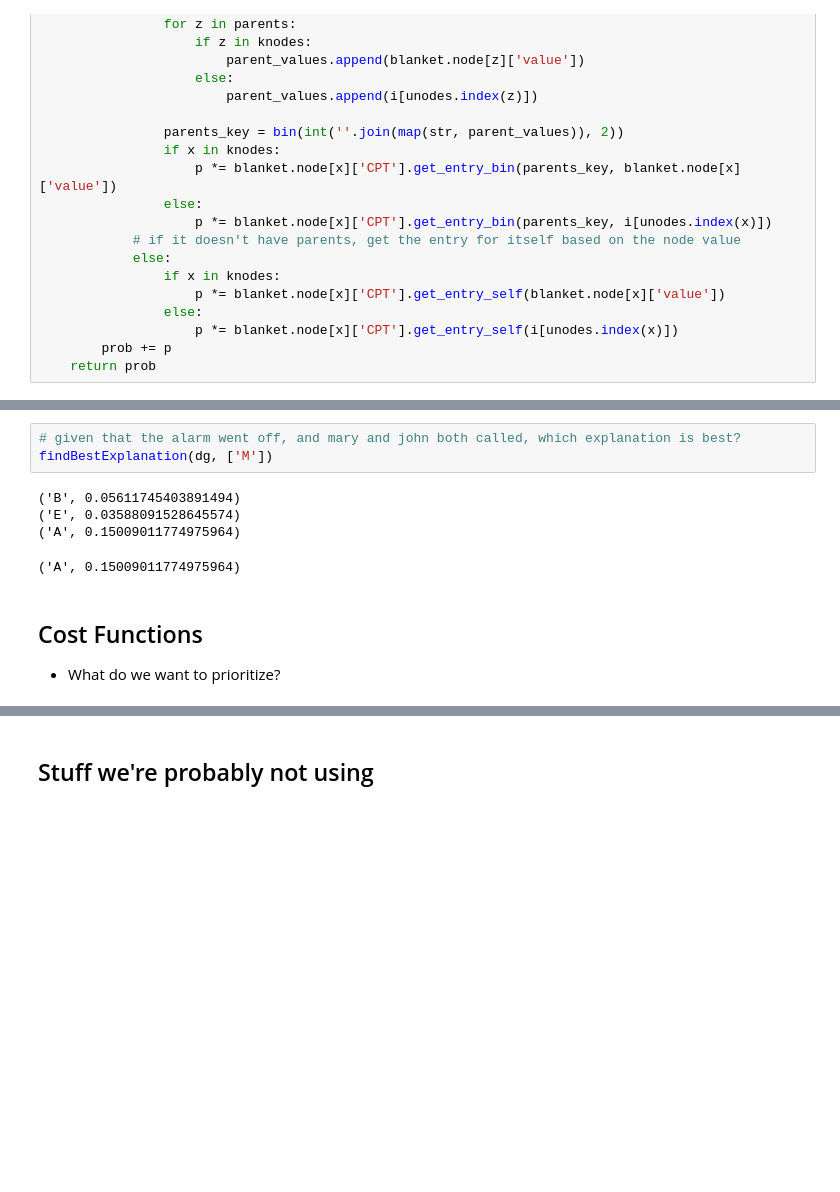
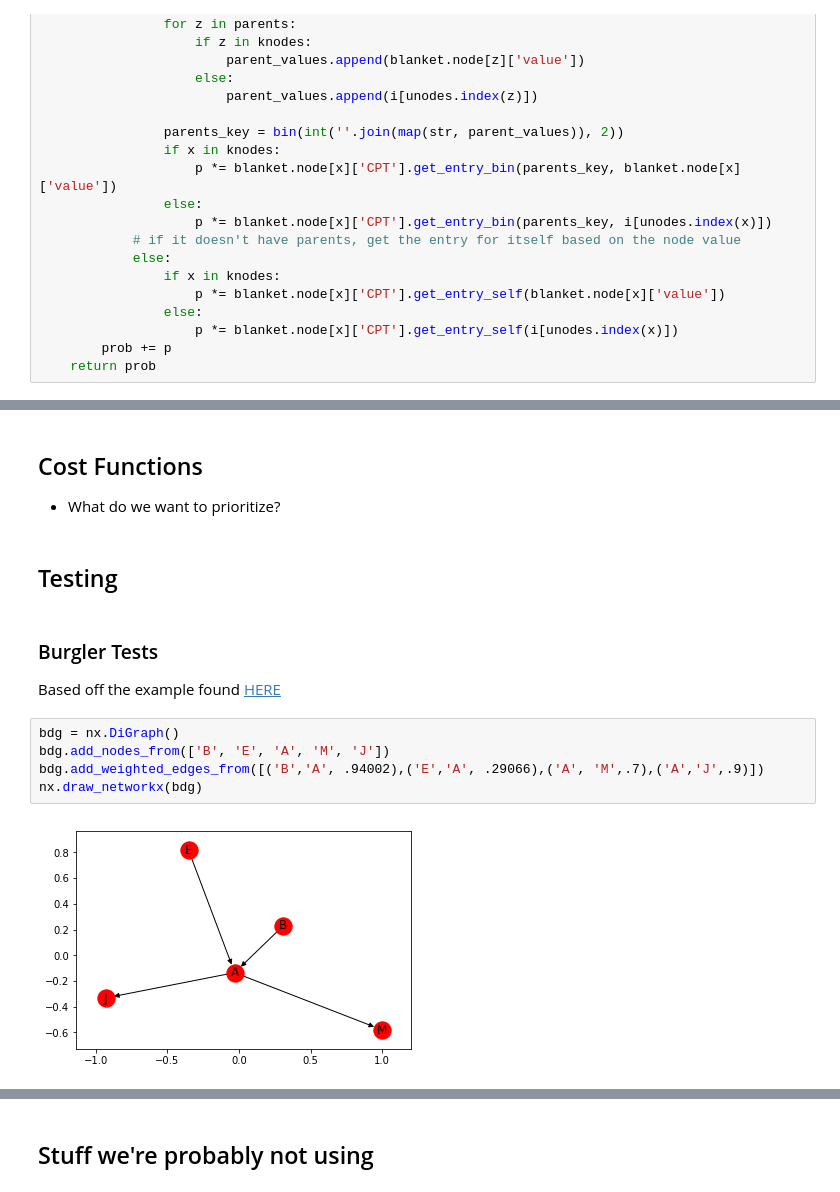
Before and after one commit to nico-espinosadice/abductive-theory, a Jupyter notebook: hyp-functionality.ipynb, the cells around one changed output, grey strips where cells are left out. Drawn from its saved outputs; the diff is of its cells as text; blank space fills up the shorter version.

```diff
--- a/hyp-functionality.ipynb
+++ b/hyp-functionality.ipynb
@@ -185,14 +169,18 @@ def findBestExplanation(graph, observed_nodes):
             current_best = (i, prob)
         print((i, prob))
     return current_best
-# %%
-# given that the alarm went off, and mary and john both called, which explanation is best?
-findBestExplanation(dg, ['M'])
-# %% [output]
-('B', 0.05611745403891494)
-('E', 0.03588091528645574)
-('A', 0.15009011774975964)
-('A', 0.15009011774975964)
 # %% [markdown]
 ## Cost Functions
 - What do we want to prioritize?
+# %% [markdown]
+## Testing
+# %% [markdown]
+### Burgler Tests
+Based off the example found [HERE](https://www.ics.uci.edu/~rickl/courses/cs-171/2012-wq-cs171/2012-wq-cs171-lecture-slides/2012wq171-17-BayesianNetworks.pdf)
+# %%
+bdg = nx.DiGraph()
+bdg.add_nodes_from(['B', 'E', 'A', 'M', 'J'])
+bdg.add_weighted_edges_from([('B','A', .94002),('E','A', .29066),('A', 'M',.7),('A','J',.9)])
+nx.draw_networkx(bdg)
+# %% [output]
+[figure, added]
```
Also changed, not shown: parts of 31 cells of this notebook.
